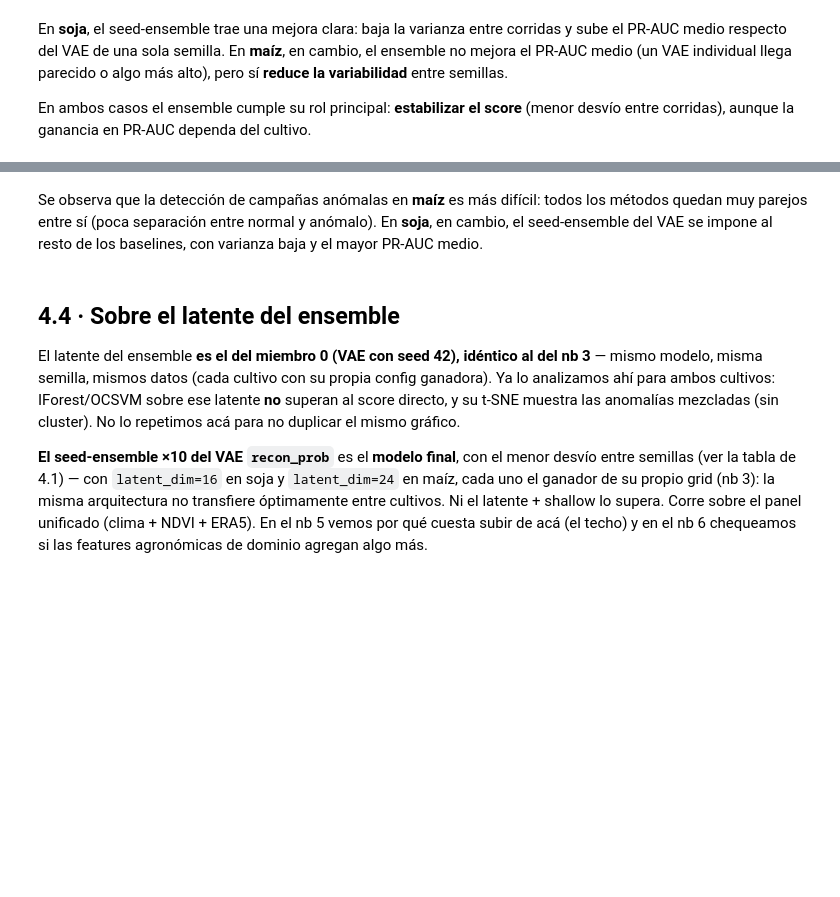
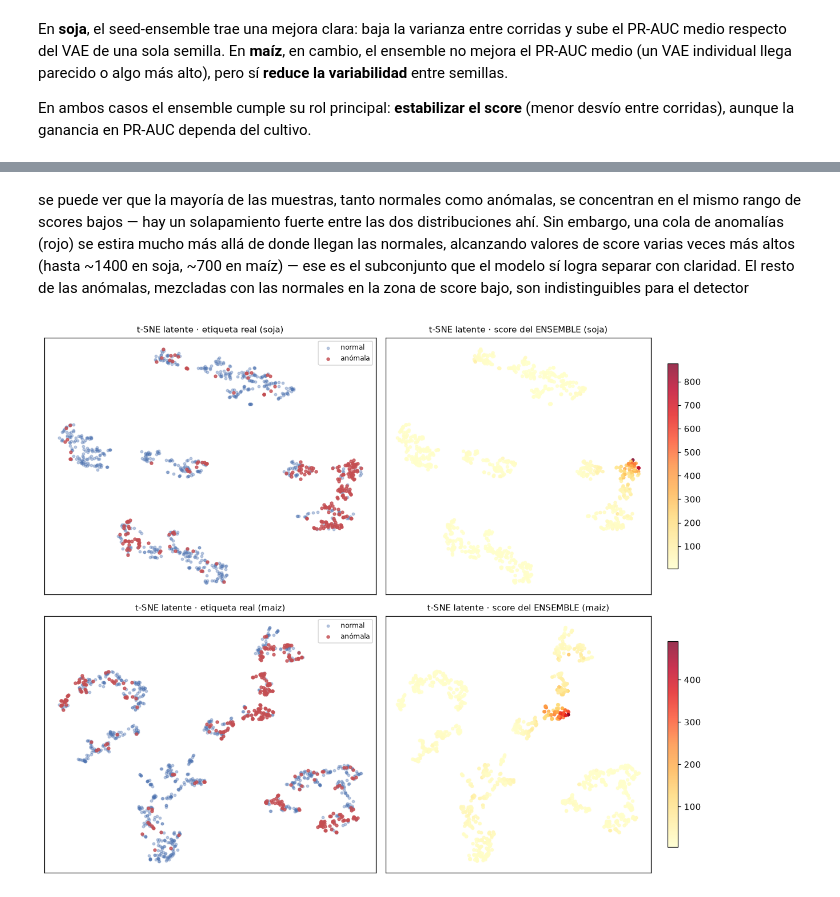
Before and after one commit to Castanosjoaquin/Trabajo_final_ML, a Jupyter notebook: componente_a/experiments/04_ensemble.ipynb, the cells around one changed output, grey strips where cells are left out. Saved outputs shown, nothing was run; the diff lists cells and outputs as text; code cells hidden in the pictures; blank space fills up the shorter version.

```diff
--- a/componente_a/experiments/04_ensemble.ipynb
+++ b/componente_a/experiments/04_ensemble.ipynb
@@ -159,16 +151,17 @@ plt.tight_layout(); plt.show()
 # %% [markdown]
-Se observa que la detección de campañas anómalas en **maíz** es más difícil: todos los métodos quedan muy parejos entre sí (poca separación entre normal y anómalo). En **soja**, en cambio, el seed-ensemble del VAE se impone al resto de los baselines, con varianza baja y el mayor PR-AUC medio.
+se puede ver que la mayoría de las muestras, tanto normales como anómalas, se concentran en el mismo rango de scores bajos — hay un solapamiento fuerte entre las dos distribuciones ahí. Sin embargo, una cola de anomalías (rojo) se estira mucho más allá de donde llegan las normales, alcanzando valores de score varias veces más altos (hasta ~1400 en soja, ~700 en maíz) — ese es el subconjunto que el modelo sí logra separar con claridad. El resto de las anómalas, mezcladas con las normales en la zona de score bajo, son indistinguibles para el detector
-# %% [markdown]
-## 4.4 · Sobre el latente del ensemble
-El latente del ensemble **es el del miembro 0 (VAE con seed 42), idéntico al del nb 3** —
-mismo modelo, misma semilla, mismos datos (cada cultivo con su propia config ganadora). Ya
-lo analizamos ahí para ambos cultivos: IForest/OCSVM sobre ese latente **no** superan al
-score directo, y su t-SNE muestra las anomalías mezcladas (sin cluster). No lo repetimos
-acá para no duplicar el mismo gráfico.
-
-**El seed-ensemble ×10 del VAE `recon_prob`** es el **modelo final**, con el menor desvío
-entre semillas (ver la tabla de 4.1) — con `latent_dim=16` en soja y `latent_dim=24` en
-maíz, cada uno el ganador de su propio grid (nb 3): la misma arquitectura no transfiere
-óptimamente entre cultivos. Ni el latente + shallow lo supera. Corre sobre el panel
-unificado (clima + NDVI + ERA5). En el nb 5 vemos por qué cuesta subir de acá (el techo) y en
-el nb 6 chequeamos si las features agronómicas de dominio agregan algo más.
+# %%
+fig, axs = plt.subplots(2, 2, figsize=(11, 9))
+sc_dict = {"soja": sc_soja, "maiz": sc_maiz}   # ya calculados en 4.3 (score del ensemble, réplica base=42)
+
+for i, cultivo in enumerate(datasets):
+    dset = datasets[cultivo]
+    Zte_repr = ens_repr[cultivo].members[0].encode(dset.X_test)   # latente del miembro 0 (seed base=42)
+    emb = lab.embed_2d(Zte_repr, method="tsne")
+    lab.plot_embedding(emb, dset.y_test, kind="label", ax=axs[i, 0],
+                       titulo=f"t-SNE latente · etiqueta real ({cultivo})")
+    lab.plot_embedding(emb, sc_dict[cultivo], kind="score", ax=axs[i, 1],
+                       titulo=f"t-SNE latente · score del ENSEMBLE ({cultivo})")
+plt.tight_layout(); plt.show()
+# %% [output]
+[figure, added]
```
Also changed, not shown: parts of 9 cells of this notebook, 10 other files.
